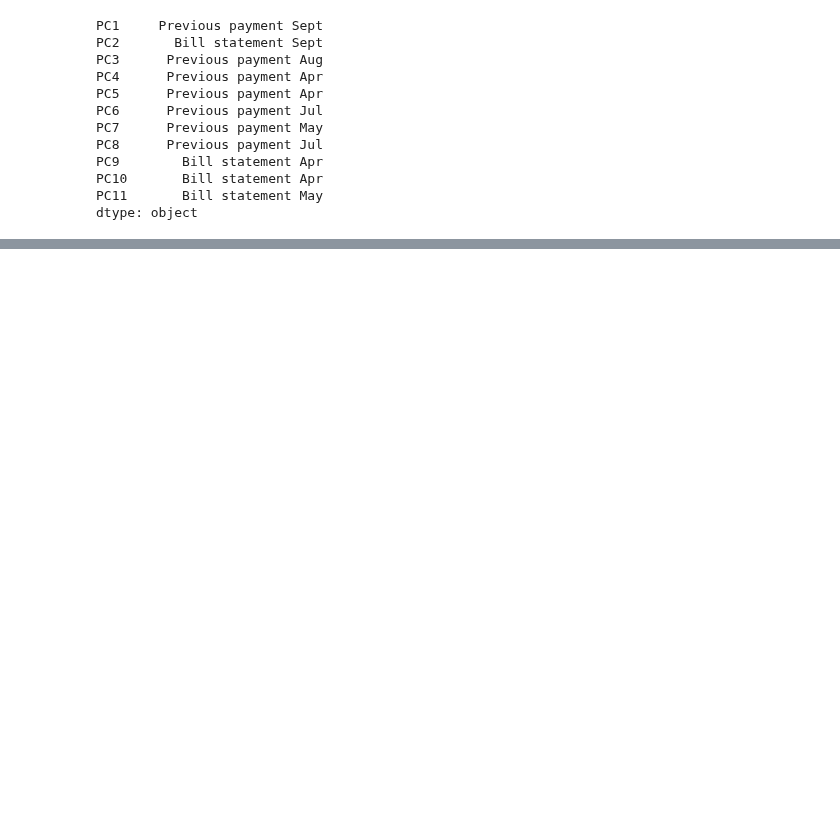
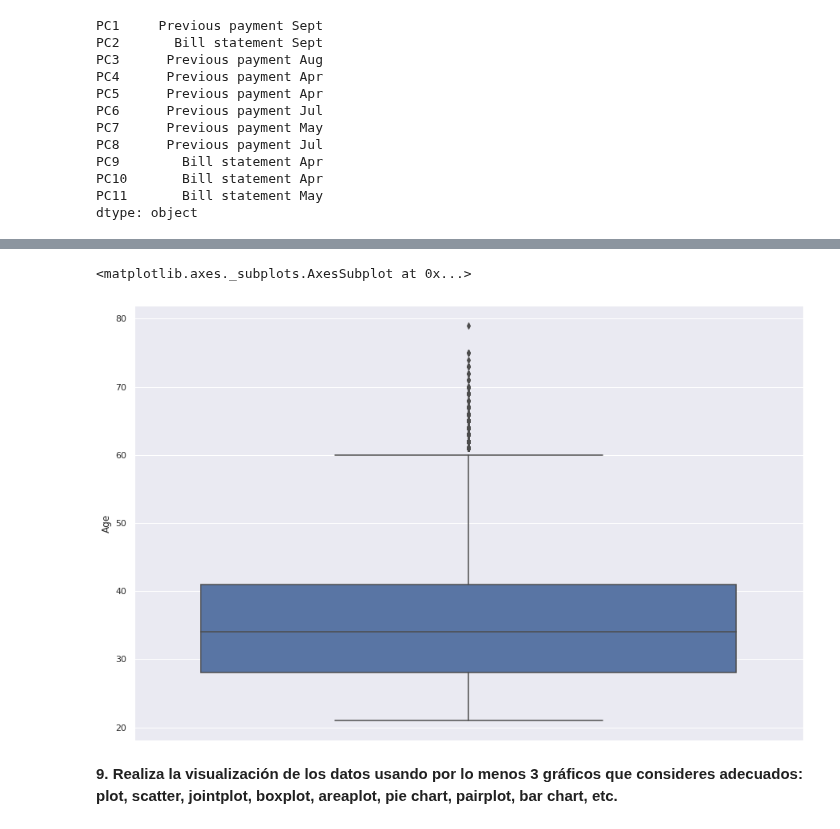
Before and after one commit to PosgradoMNA/actividades-de-aprendizaje-jesusrincon1328, a Jupyter notebook: Semana 6/Visualización.ipynb, the cells around one changed output, grey strips where cells are left out. Saved outputs shown, nothing was run; the diff lists cells and outputs as text; code cells hidden in the pictures; blank space fills up the shorter version.

```diff
--- a/Semana 6/Visualización.ipynb
+++ b/Semana 6/Visualización.ipynb
@@ -556,0 +598,9 @@ dtype: object
+# %%
+#Visualización de Variables Categoricas
+
+sns.boxplot(y="Age", data=ndf)
+# %% [output]
+<matplotlib.axes._subplots.AxesSubplot at 0x...>
+[figure, added]
+# %% [markdown]
+**9. Realiza la visualización de los datos usando por lo menos 3 gráficos que consideres adecuados: plot, scatter, jointplot, boxplot, areaplot, pie chart, pairplot, bar chart, etc.**
```
Also changed, not shown: parts of 5 cells of this notebook.
